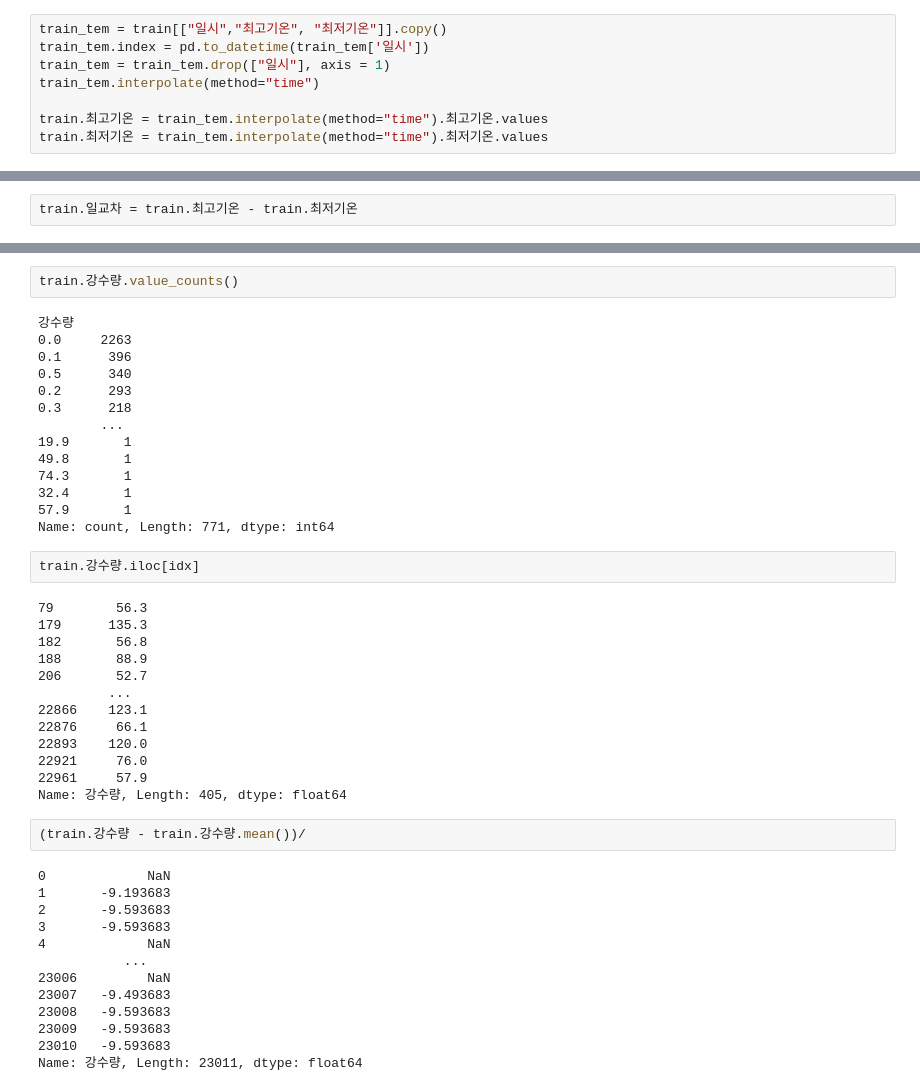
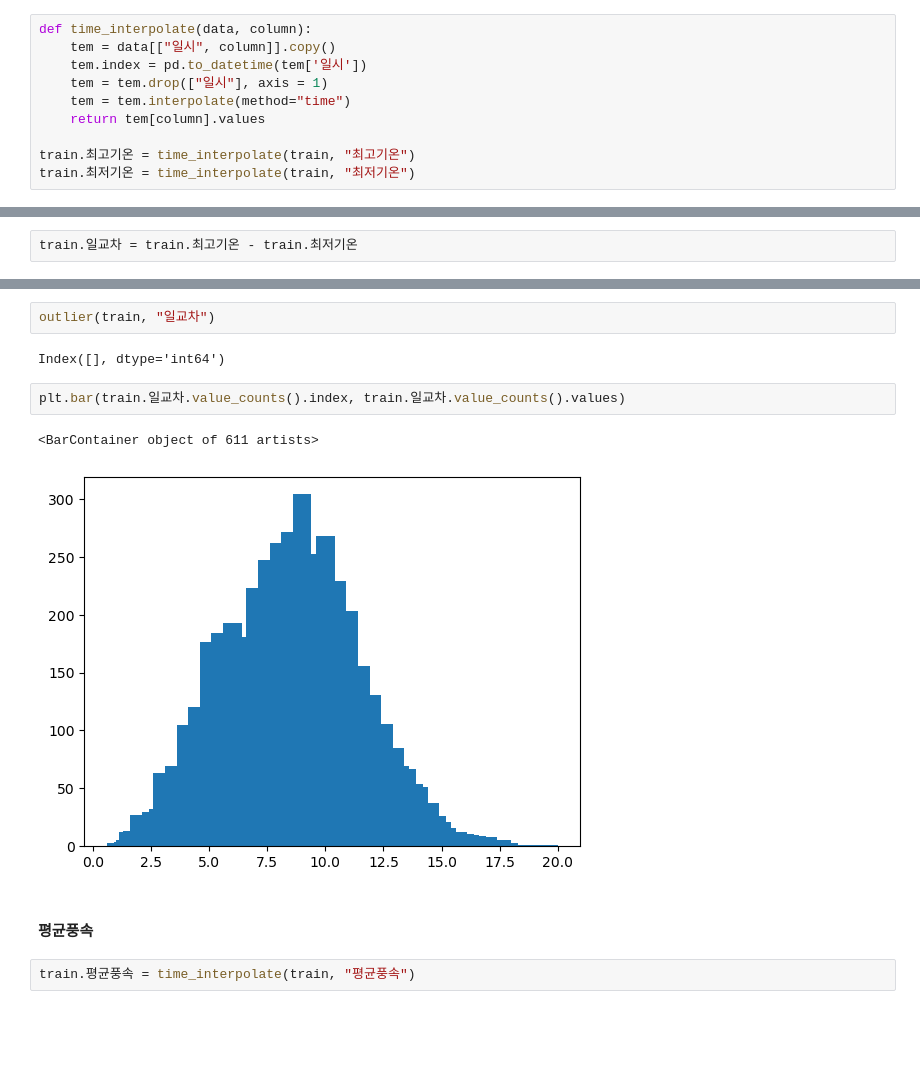
Before and after one commit to p-jiho/Temperatures_prediction, a Jupyter notebook: EDA.ipynb, the cells around one changed output, grey strips where cells are left out. Saved outputs shown, nothing was run; the diff lists cells and outputs as text; blank space fills up the shorter version.

```diff
--- a/EDA.ipynb
+++ b/EDA.ipynb
@@ -236,11 +241,13 @@ train.강수량 = train.강수량.fillna(0)
 # %%
-train_tem = train[["일시","최고기온", "최저기온"]].copy()
-train_tem.index = pd.to_datetime(train_tem['일시'])
-train_tem = train_tem.drop(["일시"], axis = 1)
-train_tem.interpolate(method="time")
+def time_interpolate(data, column):
+    tem = data[["일시", column]].copy()
+    tem.index = pd.to_datetime(tem['일시'])
+    tem = tem.drop(["일시"], axis = 1)
+    tem = tem.interpolate(method="time")
+    return tem[column].values
 
-train.최고기온 = train_tem.interpolate(method="time").최고기온.values
-train.최저기온 = train_tem.interpolate(method="time").최저기온.values
+train.최고기온 = time_interpolate(train, "최고기온")
+train.최저기온 = time_interpolate(train, "최저기온")
 # %%
 # 최저기온, 최고기온 모두 이상치 없음
 outlier(train, "최고기온")
@@ -299,46 +264,13 @@ plt.bar(train[train.강수량>30].강수량.value_counts().index, train[train.
-# %%
-train.강수량.value_counts()
-# %% [output]
-강수량
-0.0     2263
-0.1      396
-0.5      340
-0.2      293
-0.3      218
-        ...
-19.9       1
-49.8       1
-74.3       1
-32.4       1
-57.9       1
-Name: count, Length: 771, dtype: int64
-# %%
-train.강수량.iloc[idx]
-# %% [output]
-79        56.3
-179      135.3
-182       56.8
-188       88.9
-206       52.7
-         ...
-22866    123.1
-22876     66.1
-22893    120.0
-22921     76.0
-22961     57.9
-Name: 강수량, Length: 405, dtype: float64
-# %%
-(train.강수량 - train.강수량.mean())/
-# %% [output]
-0             NaN
-1       -9.193683
-2       -9.593683
-3       -9.593683
-4             NaN
-           ...
-23006         NaN
-23007   -9.493683
-23008   -9.593683
-23009   -9.593683
-23010   -9.593683
-Name: 강수량, Length: 23011, dtype: float64
+# %%
+outlier(train, "일교차")
+# %% [output]
+Index([], dtype='int64')
+# %%
+plt.bar(train.일교차.value_counts().index, train.일교차.value_counts().values)
+# %% [output]
+<BarContainer object of 611 artists>
+[figure, added]
+# %% [markdown]
+#### 평균풍속
+# %%
+train.평균풍속 = time_interpolate(train, "평균풍속")
```
Also changed, not shown: parts of 28 cells of this notebook.
